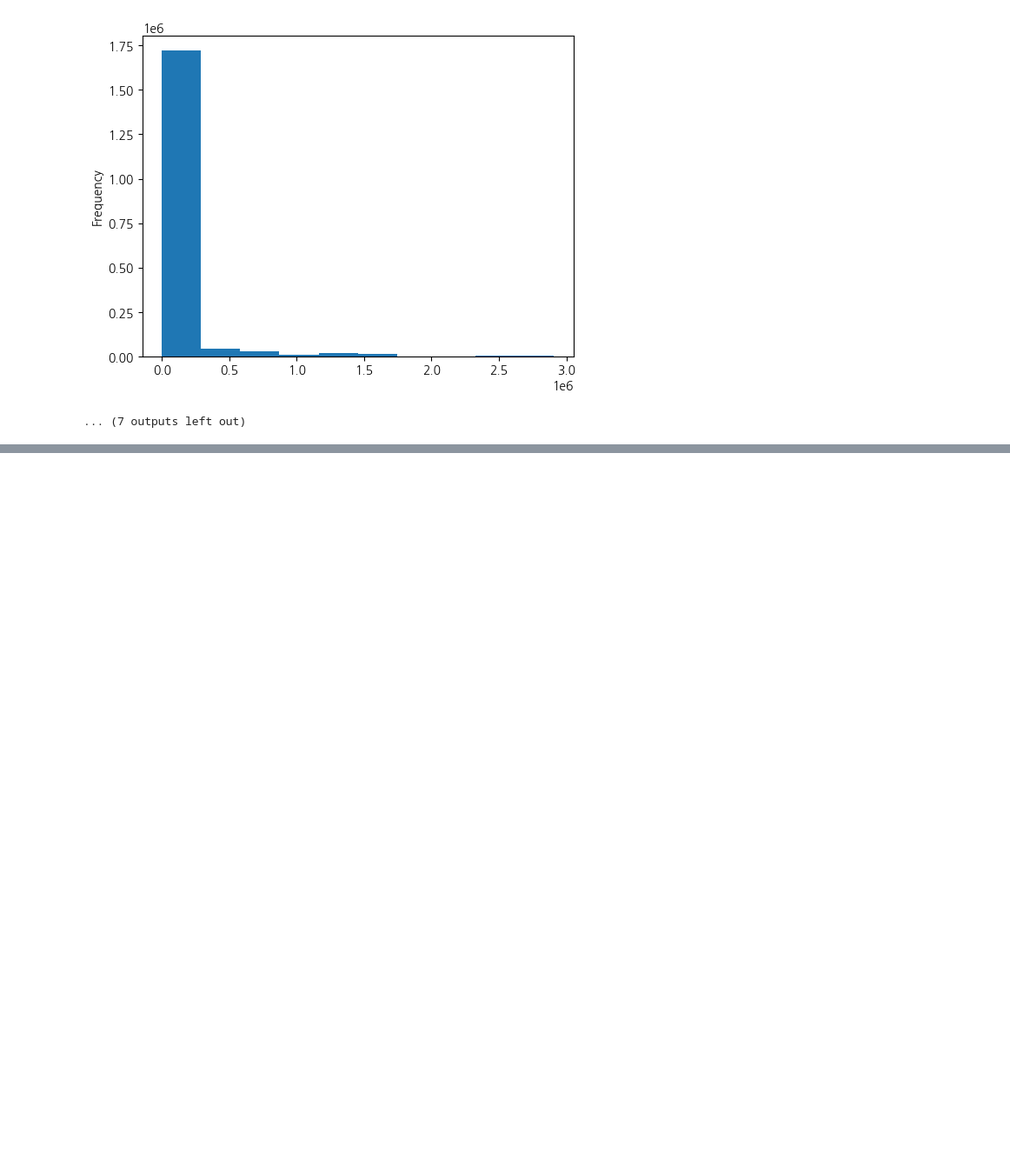
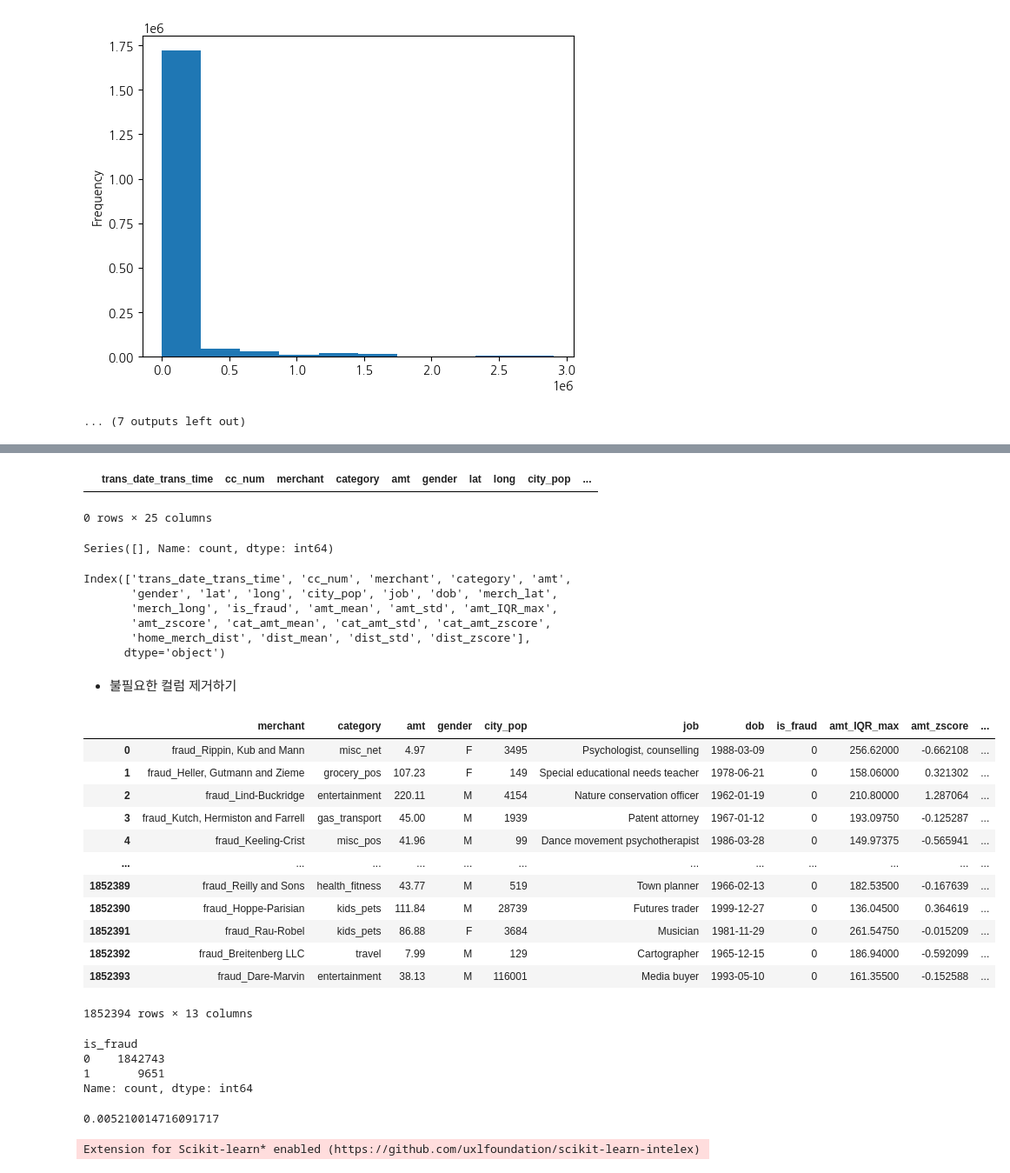
Before and after one commit to haram4th/finech, a Jupyter notebook: 05machine_learning/11지도학습_분류분석_신용카드사기탐지_모델만들기-풀이.ipynb, the cells around one changed output, grey strips where cells are left out. Shown: that part at 87% size. Cells and saved outputs as stored; diff of their text form; code cells hidden in the pictures; blank space fills up the shorter version.

```diff
--- a/05machine_learning/11지도학습_분류분석_신용카드사기탐지_모델만들기-풀이.ipynb
+++ b/05machine_learning/11지도학습_분류분석_신용카드사기탐지_모델만들기-풀이.ipynb
@@ -224,0 +627,3 @@ Name: count, Length: 891, dtype: int64
+# %%
+%%time
+data['home_merch_dist']= data.apply(lambda x: distance((x['lat'], x['long']), (x['merch_lat'], x['merch_long'])).km, axis=1)
@@ -224,0 +648,5 @@ Name: count, Length: 891, dtype: int64
+# %%
+dist_mean_std = data.groupby('cc_num')['home_merch_dist'].agg(['mean','std'])
+dist_mean_std.columns = ['dist_mean', 'dist_std']
+dist_mean_std = dist_mean_std.reset_index()
+dist_mean_std
@@ -224,0 +667,3 @@ Name: count, Length: 891, dtype: int64
+# %%
+data = pd.merge(data, dist_mean_std, how='left', on='cc_num')
+data
@@ -224,0 +684,2 @@ Name: count, Length: 891, dtype: int64
+# %%
+data['dist_zscore'] = (data['home_merch_dist'] -  data['dist_mean']) / data['dist_std']
@@ -224,0 +702,20 @@ Name: count, Length: 891, dtype: int64
+# %%
+data[(data['dist_zscore'] < -3) | (data['dist_zscore'] > 3)]
+# %% [output]
+|  | trans_date_trans_time | cc_num | merchant | category | amt | gender | lat | long | city_pop | ... |
+0 rows × 25 columns
+# %%
+data[(data['dist_zscore'] < -3) | (data['dist_zscore'] > 3)]['is_fraud'].value_counts()
+# %% [output]
+Series([], Name: count, dtype: int64)
+# %%
+data.columns
+# %% [output]
+Index(['trans_date_trans_time', 'cc_num', 'merchant', 'category', 'amt',
+       'gender', 'lat', 'long', 'city_pop', 'job', 'dob', 'merch_lat',
+       'merch_long', 'is_fraud', 'amt_mean', 'amt_std', 'amt_IQR_max',
+       'amt_zscore', 'cat_amt_mean', 'cat_amt_std', 'cat_amt_zscore',
+       'home_merch_dist', 'dist_mean', 'dist_std', 'dist_zscore'],
+      dtype='object')
+# %% [markdown]
+* 불필요한 컬럼 제거하기
@@ -224,0 +724,19 @@ Name: count, Length: 891, dtype: int64
+# %%
+data = data.drop(['trans_date_trans_time', 'cc_num', 'lat', 'long', 'merch_lat',
+       'merch_long', 'amt_mean', 'amt_std', 'cat_amt_mean', 'cat_amt_std',
+       'dist_mean', 'dist_std'], axis=1)
+data
+# %% [output]
+|  | merchant | category | amt | gender | city_pop | job | dob | is_fraud | amt_IQR_max | amt_zscore | ... |
+| 0 | fraud_Rippin, Kub and Mann | misc_net | 4.97 | F | 3495 | Psychologist, counselling | 1988-03-09 | 0 | 256.62000 | -0.662108 | ... |
+| 1 | fraud_Heller, Gutmann and Zieme | grocery_pos | 107.23 | F | 149 | Special educational needs teacher | 1978-06-21 | 0 | 158.06000 | 0.321302 | ... |
+| 2 | fraud_Lind-Buckridge | entertainment | 220.11 | M | 4154 | Nature conservation officer | 1962-01-19 | 0 | 210.80000 | 1.287064 | ... |
+| 3 | fraud_Kutch, Hermiston and Farrell | gas_transport | 45.00 | M | 1939 | Patent attorney | 1967-01-12 | 0 | 193.09750 | -0.125287 | ... |
+| 4 | fraud_Keeling-Crist | misc_pos | 41.96 | M | 99 | Dance movement psychotherapist | 1986-03-28 | 0 | 149.97375 | -0.565941 | ... |
+| ... | ... | ... | ... | ... | ... | ... | ... | ... | ... | ... | ... |
+| 1852389 | fraud_Reilly and Sons | health_fitness | 43.77 | M | 519 | Town planner | 1966-02-13 | 0 | 182.53500 | -0.167639 | ... |
+| 1852390 | fraud_Hoppe-Parisian | kids_pets | 111.84 | M | 28739 | Futures trader | 1999-12-27 | 0 | 136.04500 | 0.364619 | ... |
+| 1852391 | fraud_Rau-Robel | kids_pets | 86.88 | F | 3684 | Musician | 1981-11-29 | 0 | 261.54750 | -0.015209 | ... |
+| 1852392 | fraud_Breitenberg LLC | travel | 7.99 | M | 129 | Cartographer | 1965-12-15 | 0 | 186.94000 | -0.592099 | ... |
+| 1852393 | fraud_Dare-Marvin | entertainment | 38.13 | M | 116001 | Media buyer | 1993-05-10 | 0 | 161.35500 | -0.152588 | ... |
+1852394 rows × 13 columns
@@ -224,0 +748,24 @@ Name: count, Length: 891, dtype: int64
+# %%
+y.value_counts()
+# %% [output]
+is_fraud
+0    1842743
+1       9651
+Name: count, dtype: int64
+# %%
+9651 / (9651+1842743)
+# %% [output]
+0.005210014716091717
+# %%
+from sklearn.model_selection import train_test_split, RandomizedSearchCV
+from sklearn.ensemble import RandomForestClassifier
+from sklearn.tree import DecisionTreeClassifier
+from xgboost import XGBClassifier
+from lightgbm import LGBMClassifier
+from catboost import CatBoostClassifier
+from sklearn.metrics import classification_report, roc_auc_score
+from sklearnex import patch_sklearn
+patch_sklearn()
+import gc
+# %% [output]
+Extension for Scikit-learn* enabled (https://github.com/uxlfoundation/scikit-learn-intelex)
```
Also changed, not shown: parts of 66 cells of this notebook, 3 other files.
